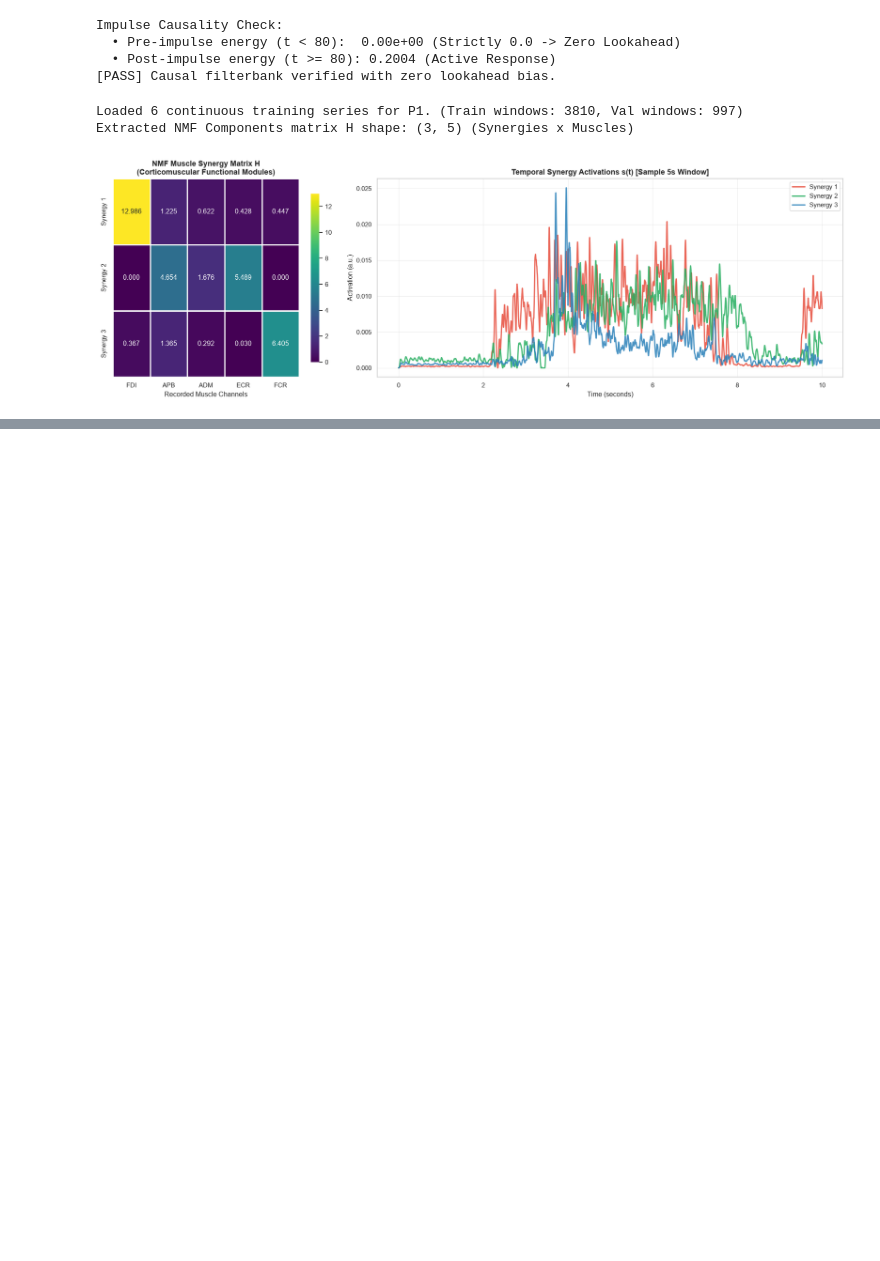
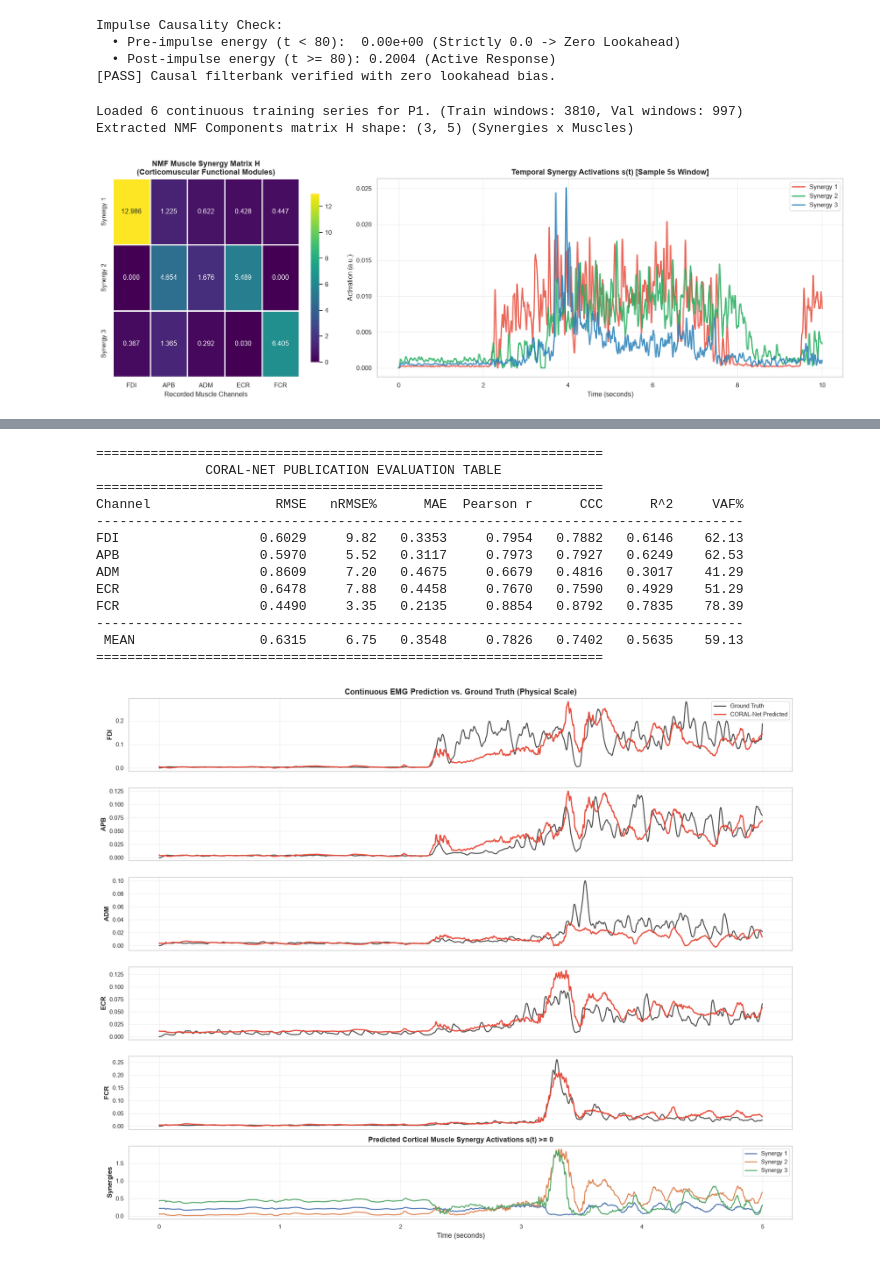
Before and after one commit to MohammadMahdi-Sharifbeigy/eeg-emg-grasp-decoder, a Jupyter notebook: main_coral.ipynb, the cells around one changed output, grey strips where cells are left out. Cells and saved outputs as stored; diff of their text form; code cells hidden in the pictures; blank space fills up the shorter version.

```diff
--- a/main_coral.ipynb
+++ b/main_coral.ipynb
@@ -480,31 +503,46 @@ with torch.no_grad():
 pred_phys = (pred_test[0].cpu() * emg_std.cpu() + emg_mean.cpu()).numpy()
 true_phys = (tgt_norm[0].cpu() * emg_std.cpu() + emg_mean.cpu()).numpy()
 syn_phys = syn_test[0].cpu().numpy()
 
 time_axis = np.arange(slice_len) / 500.0
 
 fig, axes = plt.subplots(6, 1, figsize=(15, 12), sharex=True, facecolor="white")
 
 # Muscles 1 to 5
 for ch_idx, ch_name in enumerate(EMG_NAMES):
     ax = axes[ch_idx]
     ax.plot(time_axis, true_phys[:, ch_idx], label="Ground Truth", color="black", linewidth=1.5, alpha=0.7)
     ax.plot(time_axis, pred_phys[:, ch_idx], label="CORAL-Net Predicted", color="#E74C3C", linewidth=1.8)
     ax.set_ylabel(ch_name, fontsize=10, fontweight="bold")
     ax.grid(True, alpha=0.3)
     if ch_idx == 0:
         ax.legend(loc="upper right")
         ax.set_title("Continuous EMG Prediction vs. Ground Truth (Physical Scale)", fontsize=12, fontweight="bold")
 
 # Subplot 6: Extracted Cortical Synergies s(t)
 ax_syn = axes[5]
 for s_idx in range(3):
     ax_syn.plot(time_axis, syn_phys[:, s_idx], label=f"Synergy {s_idx+1}", linewidth=1.5)
 ax_syn.set_ylabel("Synergies", fontsize=10, fontweight="bold")
 ax_syn.set_xlabel("Time (seconds)", fontsize=11)
 ax_syn.grid(True, alpha=0.3)
 ax_syn.legend(loc="upper right")
-ax_syn.set_title("Predicted Cortical Muscle Synergy Activations $s(t) \\ge 0$", fontsize=11, fontweight="bold")
+ax_syn.set_title("Predicted Cortical Muscle Synergy Activations s(t) >= 0", fontsize=11, fontweight="bold")
 
 plt.tight_layout()
 plt.show()
+# %% [output]
+=================================================================
+              CORAL-NET PUBLICATION EVALUATION TABLE
+=================================================================
+Channel                RMSE   nRMSE%      MAE  Pearson r      CCC      R^2     VAF%
+-----------------------------------------------------------------------------------
+FDI                  0.6029     9.82   0.3353     0.7954   0.7882   0.6146    62.13
+APB                  0.5970     5.52   0.3117     0.7973   0.7927   0.6249    62.53
+ADM                  0.8609     7.20   0.4675     0.6679   0.4816   0.3017    41.29
+ECR                  0.6478     7.88   0.4458     0.7670   0.7590   0.4929    51.29
+FCR                  0.4490     3.35   0.2135     0.8854   0.8792   0.7835    78.39
+-----------------------------------------------------------------------------------
+ MEAN                0.6315     6.75   0.3548     0.7826   0.7402   0.5635    59.13
+=================================================================
+[figure, added]
```
Also changed, not shown: parts of 4 cells of this notebook.
